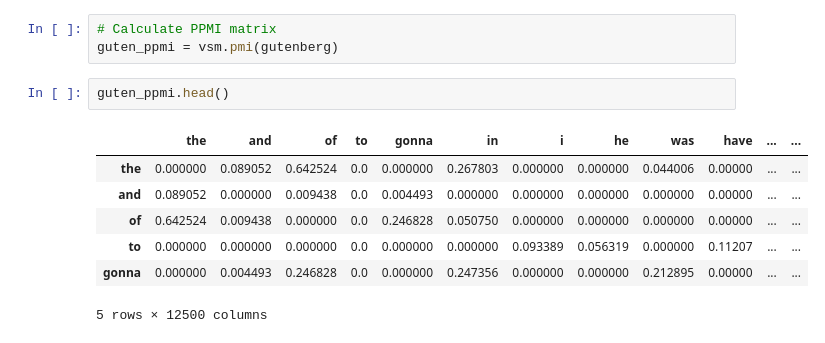
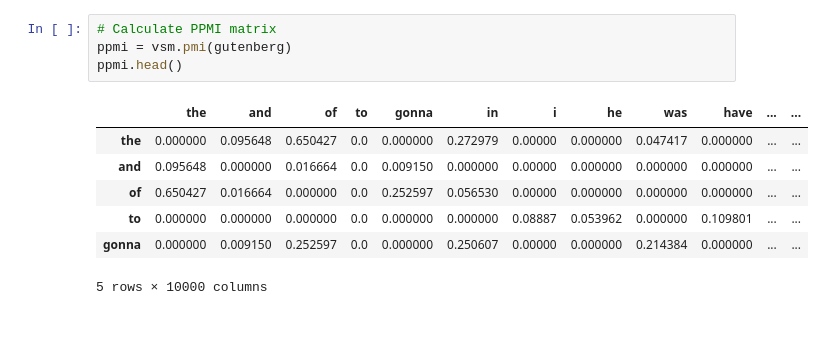
Before and after one commit to tyler-romero/sentence-completion, a Jupyter notebook: code/MSR_ppmi_model.ipynb, the cells around one changed output. Cells and saved outputs as stored; diff of their text form.

```diff
--- a/code/MSR_ppmi_model.ipynb
+++ b/code/MSR_ppmi_model.ipynb
@@ -34,13 +55,12 @@ gutenberg.head()
 # %%
 # Calculate PPMI matrix
-guten_ppmi = vsm.pmi(gutenberg)
+ppmi = vsm.pmi(gutenberg)
+ppmi.head()
+# %% [output]
+|  | the | and | of | to | gonna | in | i | he | was | have | ... | ... |
+| the | 0.000000 | 0.095648 | 0.650427 | 0.0 | 0.000000 | 0.272979 | 0.00000 | 0.000000 | 0.047417 | 0.000000 | ... | ... |
+| and | 0.095648 | 0.000000 | 0.016664 | 0.0 | 0.009150 | 0.000000 | 0.00000 | 0.000000 | 0.000000 | 0.000000 | ... | ... |
+| of | 0.650427 | 0.016664 | 0.000000 | 0.0 | 0.252597 | 0.056530 | 0.00000 | 0.000000 | 0.000000 | 0.000000 | ... | ... |
+| to | 0.000000 | 0.000000 | 0.000000 | 0.0 | 0.000000 | 0.000000 | 0.08887 | 0.053962 | 0.000000 | 0.109801 | ... | ... |
+| gonna | 0.000000 | 0.009150 | 0.252597 | 0.0 | 0.000000 | 0.250607 | 0.00000 | 0.000000 | 0.214384 | 0.000000 | ... | ... |
+5 rows × 10000 columns
-# %%
-guten_ppmi.head()
-# %% [output]
-|  | the | and | of | to | gonna | in | i | he | was | have | ... | ... |
-| the | 0.000000 | 0.089052 | 0.642524 | 0.0 | 0.000000 | 0.267803 | 0.000000 | 0.000000 | 0.044006 | 0.00000 | ... | ... |
-| and | 0.089052 | 0.000000 | 0.009438 | 0.0 | 0.004493 | 0.000000 | 0.000000 | 0.000000 | 0.000000 | 0.00000 | ... | ... |
-| of | 0.642524 | 0.009438 | 0.000000 | 0.0 | 0.246828 | 0.050750 | 0.000000 | 0.000000 | 0.000000 | 0.00000 | ... | ... |
-| to | 0.000000 | 0.000000 | 0.000000 | 0.0 | 0.000000 | 0.000000 | 0.093389 | 0.056319 | 0.000000 | 0.11207 | ... | ... |
-| gonna | 0.000000 | 0.004493 | 0.246828 | 0.0 | 0.000000 | 0.247356 | 0.000000 | 0.000000 | 0.212895 | 0.00000 | ... | ... |
-5 rows × 12500 columns
```
Also changed, not shown: parts of 15 cells of this notebook, 8 other files.
